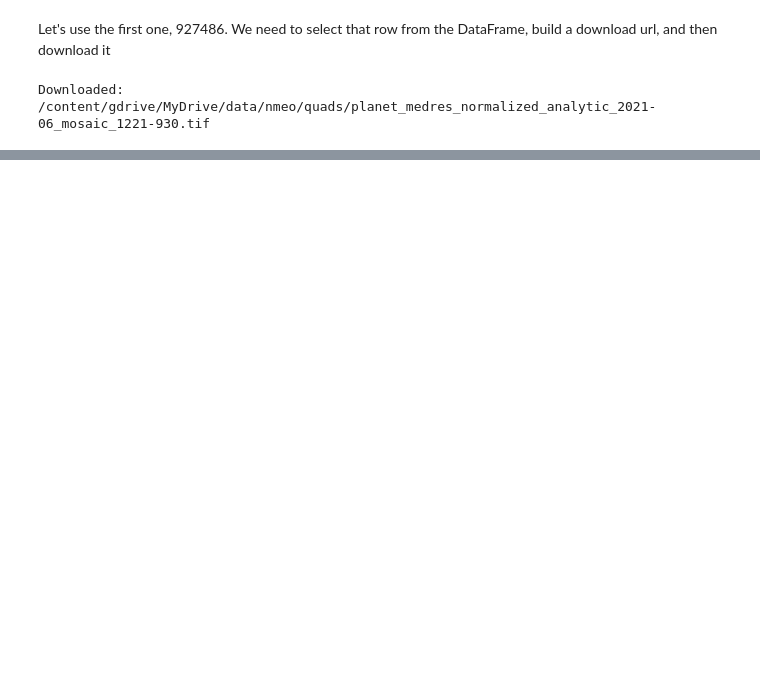
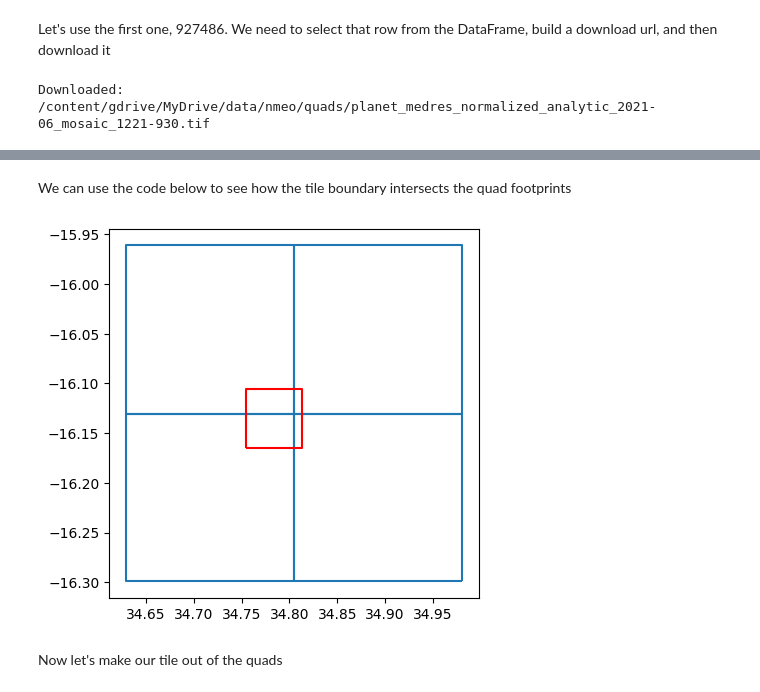
Before and after one commit to agroimpacts/nmeo, a Jupyter notebook: materials/code/notebooks/planet_downloader_retiler.ipynb, the cells around one changed output, grey strips where cells are left out. Saved outputs shown, nothing was run; the diff lists cells and outputs as text; code cells hidden in the pictures; blank space fills up the shorter version.

```diff
--- a/materials/code/notebooks/planet_downloader_retiler.ipynb
+++ b/materials/code/notebooks/planet_downloader_retiler.ipynb
@@ -245,11 +263,13 @@ tiles_quads[["tile", "quad"]]\
 # %% [markdown]
 Let's use the first one, 927486. We need to select that row from the DataFrame, build a download url, and then download it
 # %%
-row = tiles_quads[tiles_quads.tile=="927486"]  # quad to download
+# quad to download
+tid = quad_counts.query("quad==1")['tile'].iloc[0]
+tiles_quads_ss = tiles_quads[tiles_quads.tile==tid]
 download_url = f"{quads_url}/<id>/full?api_key={PLANET_API_KEY}"
 
-link = get_quad_download_url(download_url, row.quad.iloc[0])
-filename = f"{quad_dir}/{row.file.iloc[0]}.tif"
+link = get_quad_download_url(download_url, tiles_quads_ss.quad.iloc[0])
+filename = f"{quad_dir}/{tiles_quads_ss.file.iloc[0]}.tif"
 download_tiles_helper(link, filename)
 # %% [output]
 Downloaded: /content/gdrive/MyDrive/data/nmeo/quads/planet_medres_normalized_analytic_2021-06_mosaic_1221-930.tif
@@ -257,0 +336,10 @@ Check your quads folder--you should the file there. We will continue on with thi
+# %%
+# Block #1
+# download_url template and variable for output file names
+filenames = []
+download_url = f"{quads_url}/<id>/full?api_key={PLANET_API_KEY}"
+
+# quad to download
+tid = quad_counts.query("quad==quad.max()")['tile'].iloc[0]
+tiles_quads_ss = tiles_quads[tiles_quads.tile==tid]
+poly = tiles[tiles.tile==tid]
@@ -257,0 +348,9 @@ Check your quads folder--you should the file there. We will continue on with thi
+# %%
+# Block # 2
+# download each quad in a loop
+for i, row in tiles_quads_ss.iterrows():
+    print(i)
+    link = get_quad_download_url(download_url, row['quad'])
+    filename = f"{quad_dir}/{row['file']}.tif"
+    filenames.append(filename)
+    download_tiles_helper(link, filename)
@@ -257,0 +366,24 @@ Check your quads folder--you should the file there. We will continue on with thi
+# %% [markdown]
+We can use the code below to see how the tile boundary intersects the quad footprints
+# %%
+# make polygons out of the quad extents
+polygons = []
+for file in filenames:
+    with rasterio.open(file) as src:
+        bounds = src.bounds
+        polygon = box(bounds.left, bounds.bottom, bounds.right, bounds.top)
+        polygons.append(gpd.GeoDataFrame({'geometry': [polygon]}))
+
+quad_polys = pd.concat(polygons)\
+    .set_crs(src.crs)\
+    .to_crs(4326)\
+
+# plot the tile and quad boundaries
+fig, ax = plt.subplots()
+quad_polys.boundary.plot(ax=ax)
+poly.boundary.plot(ax=ax, color="red")
+None
+# %% [output]
+[figure, added]
+# %% [markdown]
+Now let's make our tile out of the quads
```
Also changed, not shown: parts of 32 cells of this notebook.
